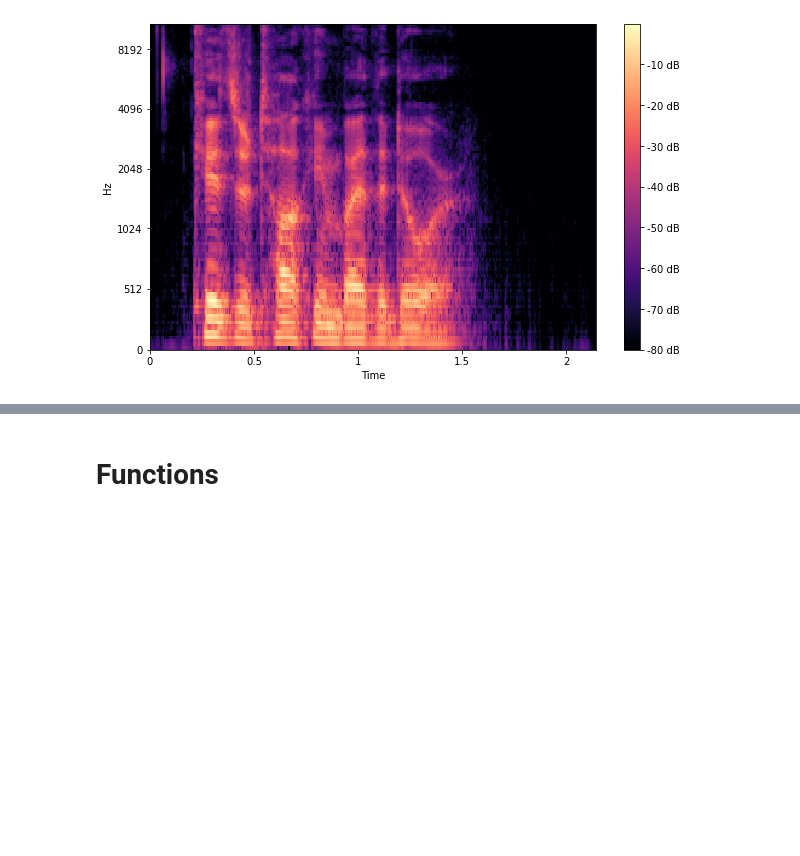
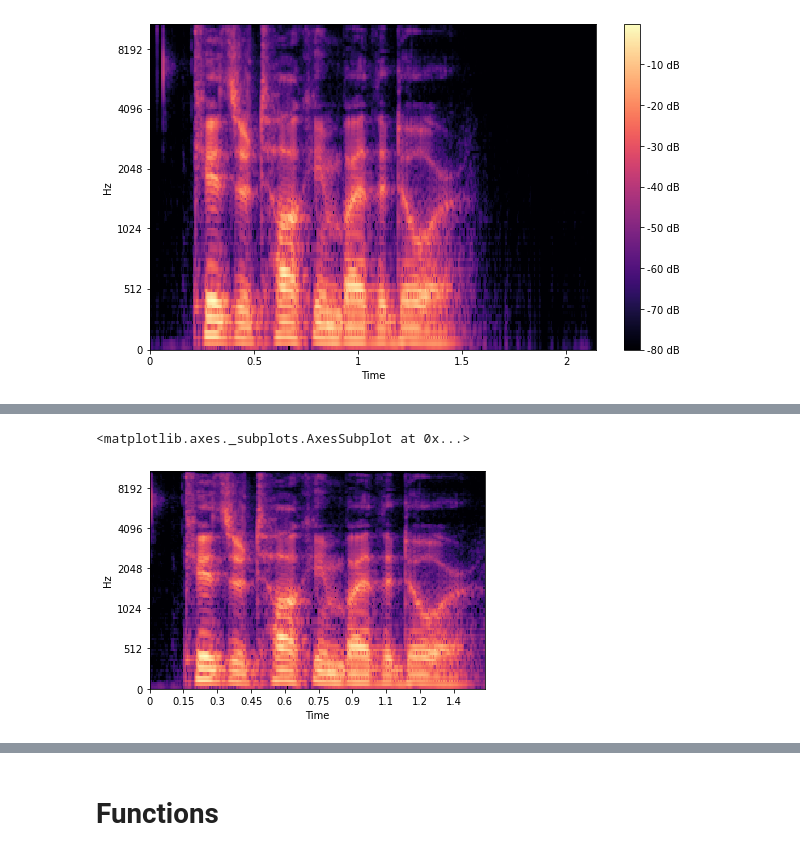
Before and after one commit to MLBurnham/speechsynth, a Jupyter notebook: mel spectrogram.ipynb, the cells around one changed output, grey strips where cells are left out. Drawn from its saved outputs; the diff is of its cells as text; code cells hidden in the pictures; blank space fills up the shorter version.

```diff
--- a/mel spectrogram.ipynb
+++ b/mel spectrogram.ipynb
@@ -152,0 +133,22 @@ array([[0.03137255, 0.20000002, 0.19607845, ..., 0.00784314, 0.        ,
+# %%
+
+#mels = loudest_window(S)
+y, sr = librosa.load('../Data/ryerson/03-01-01-01-01-01-01.wav')
+n_fft = 512
+# standard hop length is window length/4
+hop_length = 128
+# convert the audio sample to a mel spectrogram. By default it sets the number of mel bins to 128
+#sample, _ = librosa.effects.trim(y, top_db=30, ref = np.max, hop_length = 128, frame_length=512)
+S = librosa.feature.melspectrogram(y, sr=sr, n_fft=n_fft, hop_length=hop_length)
+
+DB = librosa.power_to_db(S, ref=np.max)
+DB = standardize(DB)
+DB = scale_minmax(DB, 0, 255).astype(np.uint8)
+
+skimage.io.imsave('db_example.png', DB)
+
+im = Image.open('db_example.png')
+array = np.asarray(im)
+
+test = librosa.db_to_power(array, ref=1)
+Audio(librosa.feature.inverse.mfcc_to_audio(test, sr = sr, n_fft = n_fft, hop_length = hop_length), rate = sr)
@@ -152,0 +157,9 @@ array([[0.03137255, 0.20000002, 0.19607845, ..., 0.00784314, 0.        ,
+# %%
+#spectrogram_image('../Data/ryerson/03-01-01-01-01-01-01.wav', 'test5.png')
+
+im = Image.open('speech-mel-00003.png')
+array = np.asarray(im)
+array = array
+test = librosa.db_to_power(array, ref=1)
+#Image.fromarray(array, mode = 'P')
+Audio(librosa.feature.inverse.mel_to_audio(test, sr = sr, n_fft = 1024, hop_length = 256), rate = sr)
@@ -152,0 +168,5 @@ array([[0.03137255, 0.20000002, 0.19607845, ..., 0.00784314, 0.        ,
+# %%
+librosa.display.specshow(array, sr=sr, hop_length=hop_length, x_axis='time', y_axis='mel')
+# %% [output]
+<matplotlib.axes._subplots.AxesSubplot at 0x...>
+[figure, added]
```
Also changed, not shown: parts of 23 cells of this notebook, 1 other file.
